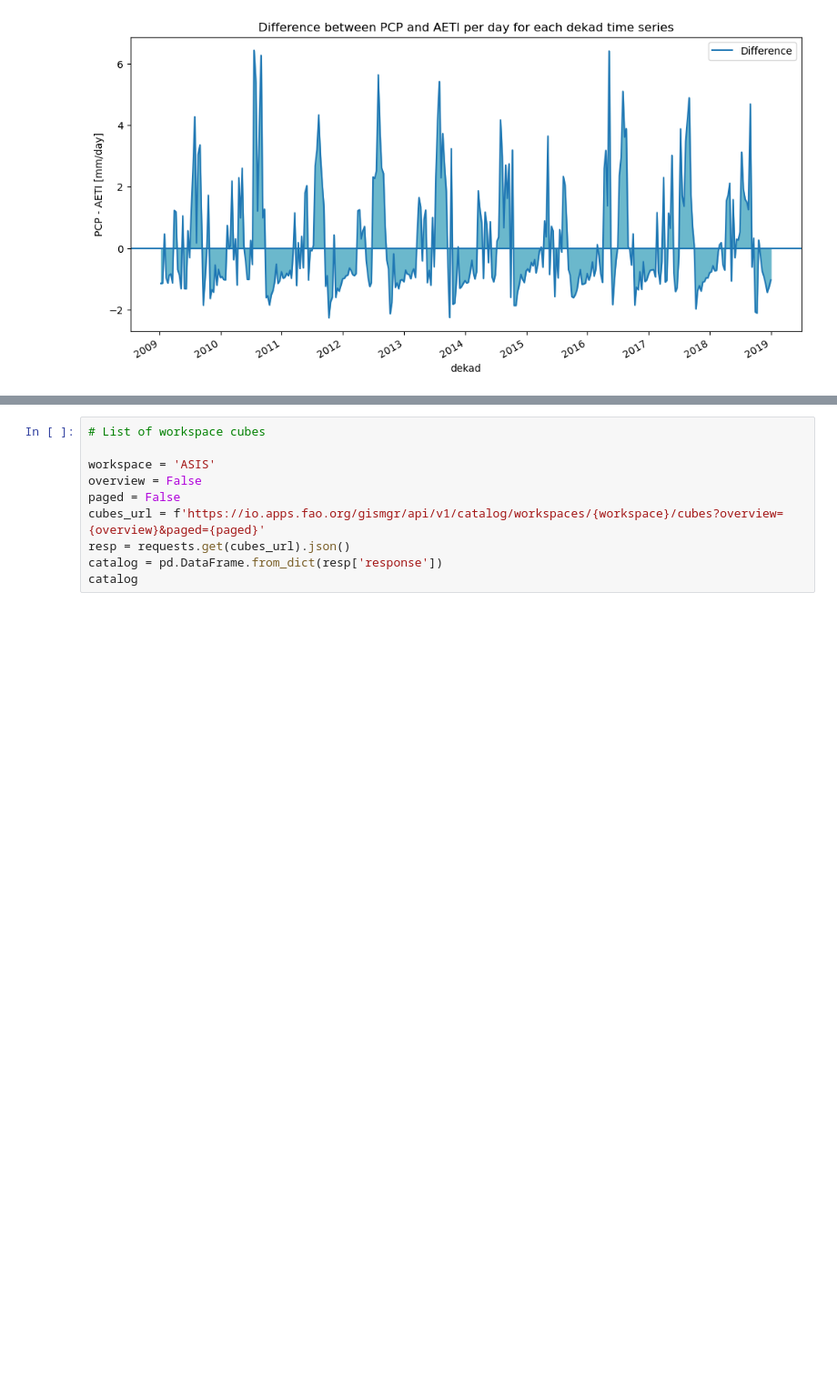
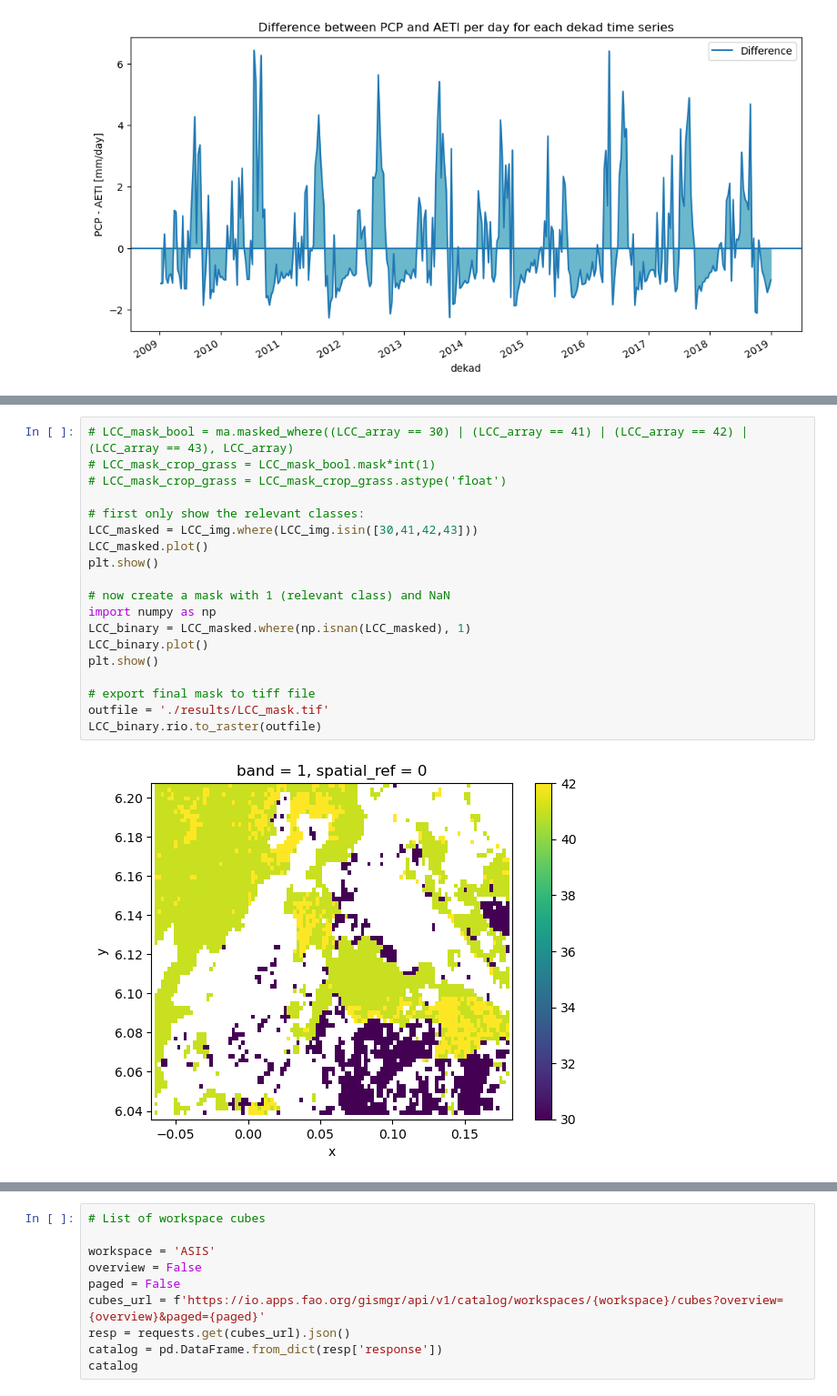
Before and after one commit to EOAfrica/TM_6-2_Information, a Jupyter notebook: Ex_6.2.3_WaPOR/WaPOR.ipynb, the cells around one changed output, grey strips where cells are left out. Shown at 91% size. Cells and saved outputs as stored; diff of their text form; blank space fills up the shorter version.

```diff
--- a/Ex_6.3.1_WaPOR/WaPOR.ipynb
+++ b/Ex_6.2.3_WaPOR/WaPOR.ipynb
@@ -1067,0 +1237,21 @@ ax.fill_between(df_pcp_aeti.index, df_pcp_aeti['pcp-aeti'], color = '#6bb8cc')
+# %%
+# LCC_mask_bool = ma.masked_where((LCC_array == 30) | (LCC_array == 41) | (LCC_array == 42) | (LCC_array == 43), LCC_array)
+# LCC_mask_crop_grass = LCC_mask_bool.mask*int(1)
+# LCC_mask_crop_grass = LCC_mask_crop_grass.astype('float')
+
+# first only show the relevant classes:
+LCC_masked = LCC_img.where(LCC_img.isin([30,41,42,43]))
+LCC_masked.plot()
+plt.show()
+
+# now create a mask with 1 (relevant class) and NaN
+import numpy as np
+LCC_binary = LCC_masked.where(np.isnan(LCC_masked), 1)
+LCC_binary.plot()
+plt.show()
+
+# export final mask to tiff file
+outfile = './results/LCC_mask.tif'
+LCC_binary.rio.to_raster(outfile)
+# %% [output]
+[figure, added]
```
Also changed, not shown: parts of 19 cells of this notebook, 4 other files.
